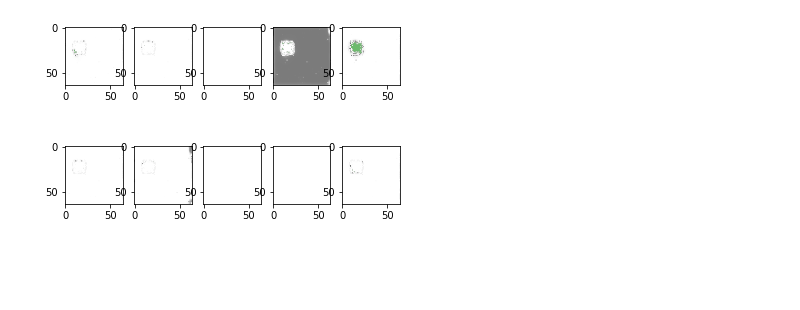
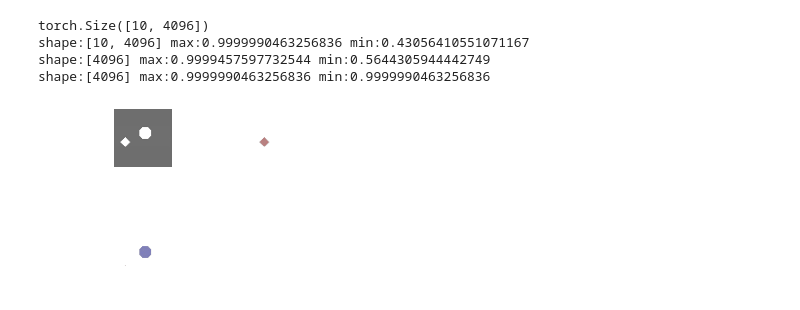
Before and after one commit to ZongjingLi/GroupNet, a Jupyter notebook: debug.ipynb, the cells around one changed output. Drawn from its saved outputs; the diff is of its cells as text; code cells hidden in the pictures; blank space fills up the shorter version.

```diff
--- a/debug.ipynb
+++ b/debug.ipynb
@@ -77,9 +58,0 @@ tensor([1., 1., 0., 1., 1., 1., 1., 0., 0., 1.])
-# %%
-backbone_features = model.implementations["universal"](imgs)
-b = 0
-context = {
-        "end":logit(all_alives[b].squeeze(-1)),
-        "masks": logit(all_masks[b].permute(2,0,1).flatten(start_dim = 1, end_dim = 2)),
-        "features": backbone_features[b].flatten(start_dim = 0, end_dim = 1),
-        "model": model
-    }
@@ -85,0 +115,10 @@ context = {
+# %%
+all_masks = outputs["masks"]
+alives = outputs["alive"]
+fig = plt.figure("masks"); b = 0
+for i in range(all_masks.shape[-1]):
+    ax = fig.add_subplot(2,5,1+i)
+    plt.axis('off')
+    ax.imshow(all_masks[b,:,:,i] * alives[b,i])
+
+plt.savefig("outputs/predict_masks.png", bbox_inches='tight')
@@ -86,20 +237,34 @@ context = {
 # %%
-from rinarak.utils.tensor import stats_summary
 """Test the Expand Operator Works"""
-p = """(
-            (Pr (color(expand (scene $0)) )  blue)
+p = f"""(
+        (union
+            (Pr (color(expand (scene $0)) )  green)
+            (not(expand (scene $0)))
+        )
 )
 """
 
-p = Program.parse(p)
-o = p.evaluate({0:context})
-ends = o["end"].detach()
-fig = plt.figure("ref-masks")
-for i in range(ends.shape[0]):
-    ax = fig.add_subplot(2,5,1+i)
-    m = all_masks[b,:,:,i:i+1]
-    #m = 1
-    ax.imshow(m * imgs[b].permute(1,2,0)*ends[i].reshape([64,64,1]).sigmoid())
+from rinarak.utils.tensor import stats_summary
+if 1:
+    p = Program.parse(p)
+    o = p.evaluate({0:context})
+    ends = o["end"].detach()
+    fig = plt.figure("ref-masks")
+    print(ends.shape)
+
+    #print(ends.sigmoid())
+    stats_summary(ends.sigmoid())
+    for i in range(ends.shape[0]):
+        ax = fig.add_subplot(2,5,1+i)
+        plt.axis('off')
+        ax.imshow(all_masks[b,:,:,i:i+1] * ims[b].permute(1,2,0)*ends[i].reshape([64,64,1]).sigmoid())
+
+    stats_summary(ends[1].sigmoid())
+    stats_summary(ends[5].sigmoid())
 # %% [output]
+torch.Size([10, 4096])
+shape:[10, 4096] max:0.9999990463256836 min:0.43056410551071167
+shape:[4096] max:0.9999457597732544 min:0.5644305944442749
+shape:[4096] max:0.9999990463256836 min:0.9999990463256836
-[figure, old version]
+[figure, new version]
 # %%
```
Also changed, not shown: parts of 20 cells of this notebook, 8 other files.
